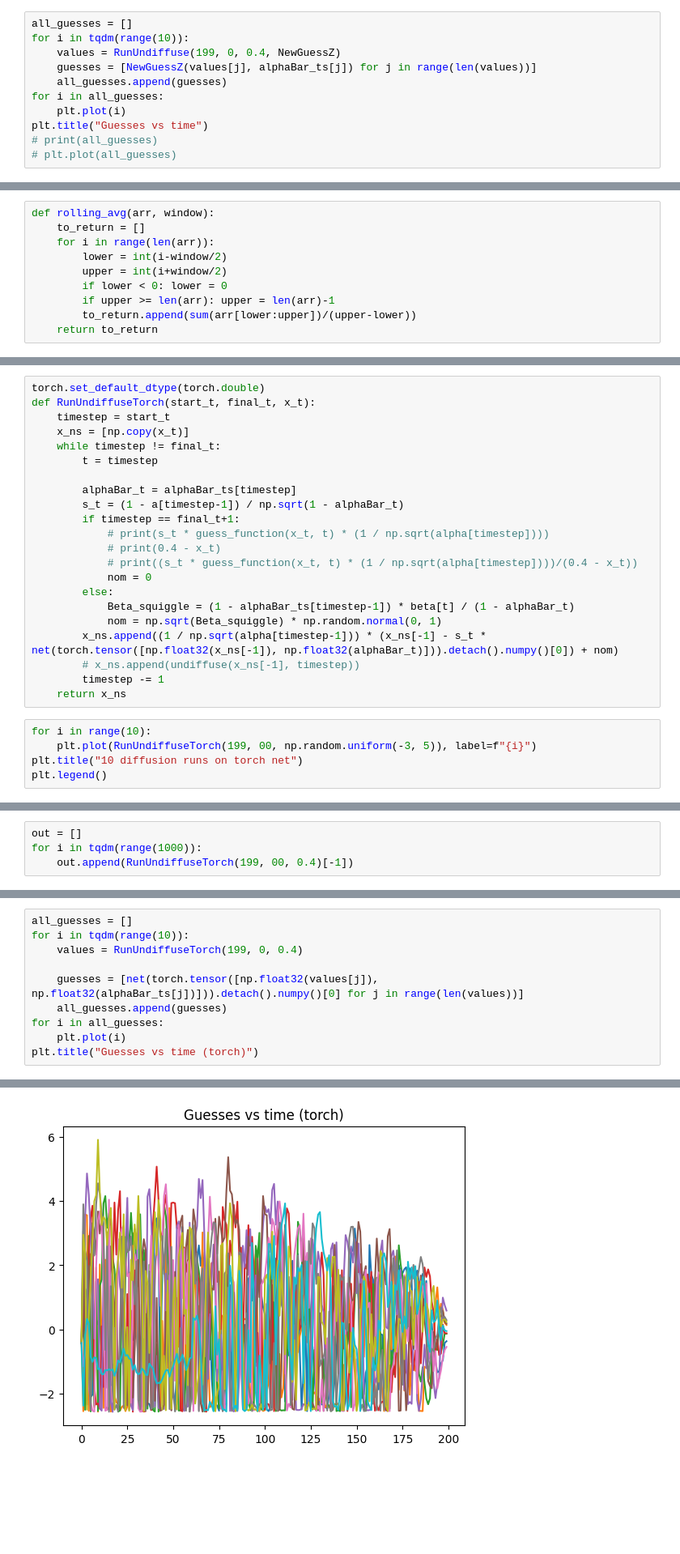
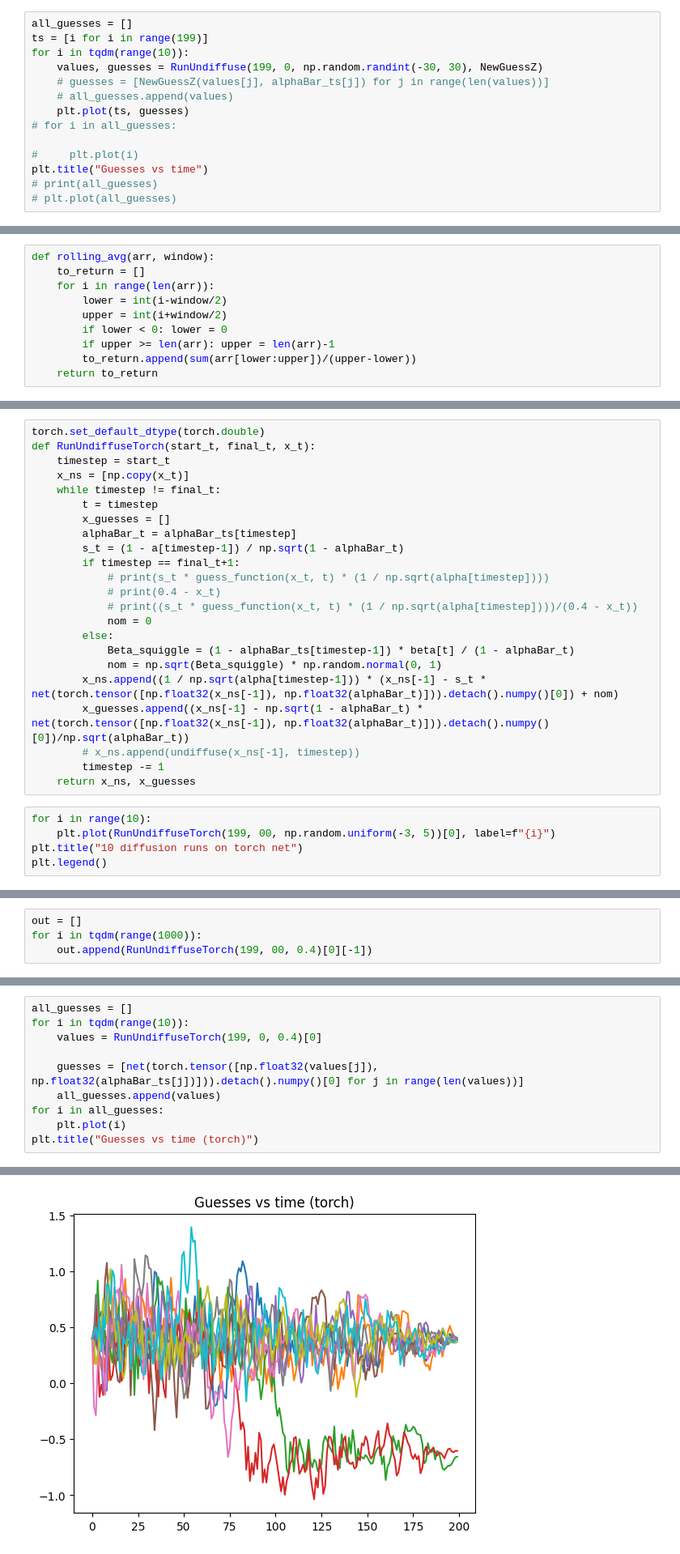
Before and after one commit to Goldartfrog/ComputationalPhysics, a Jupyter notebook: CompPhys/Project 3/Diffusion.ipynb, the cells around one changed output, grey strips where cells are left out. Shown at 81% size. Saved outputs shown, nothing was run; the diff lists cells and outputs as text; blank space fills up the shorter version.

Commit message:
fixed guess plots for diffusion

```diff
--- a/CompPhys/Project 3/Diffusion.ipynb
+++ b/CompPhys/Project 3/Diffusion.ipynb
@@ -292,12 +294,15 @@ Text(0.5, 1.0, 'Histogram of 1000 runs of undiffusion')
 [figure]
 # %%
 all_guesses = []
+ts = [i for i in range(199)]
 for i in tqdm(range(10)):
-    values = RunUndiffuse(199, 0, 0.4, NewGuessZ)
-    guesses = [NewGuessZ(values[j], alphaBar_ts[j]) for j in range(len(values))]
-    all_guesses.append(guesses)
-for i in all_guesses:
-    plt.plot(i)
+    values, guesses = RunUndiffuse(199, 0, np.random.randint(-30, 30), NewGuessZ)
+    # guesses = [NewGuessZ(values[j], alphaBar_ts[j]) for j in range(len(values))]
+    # all_guesses.append(values)
+    plt.plot(ts, guesses)
+# for i in all_guesses:
+
+#     plt.plot(i)
 plt.title("Guesses vs time")
 # print(all_guesses)
 # plt.plot(all_guesses)
@@ -359,7 +364,7 @@ def RunUndiffuseTorch(start_t, final_t, x_t):
     x_ns = [np.copy(x_t)]
     while timestep != final_t:
         t = timestep
-
+        x_guesses = []
         alphaBar_t = alphaBar_ts[timestep]
         s_t = (1 - a[timestep-1]) / np.sqrt(1 - alphaBar_t)
         if timestep == final_t+1:
@@ -371,12 +376,13 @@ def RunUndiffuseTorch(start_t, final_t, x_t):
             Beta_squiggle = (1 - alphaBar_ts[timestep-1]) * beta[t] / (1 - alphaBar_t)
             nom = np.sqrt(Beta_squiggle) * np.random.normal(0, 1)
         x_ns.append((1 / np.sqrt(alpha[timestep-1])) * (x_ns[-1] - s_t * net(torch.tensor([np.float32(x_ns[-1]), np.float32(alphaBar_t)])).detach().numpy()[0]) + nom)
+        x_guesses.append((x_ns[-1] - np.sqrt(1 - alphaBar_t) * net(torch.tensor([np.float32(x_ns[-1]), np.float32(alphaBar_t)])).detach().numpy()[0])/np.sqrt(alphaBar_t))
         # x_ns.append(undiffuse(x_ns[-1], timestep))
         timestep -= 1
-    return x_ns
+    return x_ns, x_guesses
 # %%
 for i in range(10):
-    plt.plot(RunUndiffuseTorch(199, 00, np.random.uniform(-3, 5)), label=f"{i}")
+    plt.plot(RunUndiffuseTorch(199, 00, np.random.uniform(-3, 5))[0], label=f"{i}")
 plt.title("10 diffusion runs on torch net")
 plt.legend()
 # %% [output]
@@ -385,7 +391,7 @@ plt.legend()
 # %%
 out = []
 for i in tqdm(range(1000)):
-    out.append(RunUndiffuseTorch(199, 00, 0.4)[-1])
+    out.append(RunUndiffuseTorch(199, 00, 0.4)[0][-1])
 # %%
 plt.hist(out, density=True, bins=50)
 plt.title("Histogram of 1000 runs of undiffusion with torch")
@@ -395,16 +401,16 @@ Text(0.5, 1.0, 'Histogram of 1000 runs of undiffusion with torch')
 # %%
 all_guesses = []
 for i in tqdm(range(10)):
-    values = RunUndiffuseTorch(199, 0, 0.4)
+    values = RunUndiffuseTorch(199, 0, 0.4)[0]
 
     guesses = [net(torch.tensor([np.float32(values[j]), np.float32(alphaBar_ts[j])])).detach().numpy()[0] for j in range(len(values))]
-    all_guesses.append(guesses)
+    all_guesses.append(values)
 for i in all_guesses:
     plt.plot(i)
 plt.title("Guesses vs time (torch)")
 # %% [output]
 Text(0.5, 1.0, 'Guesses vs time (torch)')
-[figure, old version]
+[figure, new version]
 # %%
 n_input, n_hidden, n_out = 3, 15, 1
 net2 = nn.Sequential(nn.Linear(n_input, n_hidden),
```
Also changed, not shown: parts of 27 cells of this notebook, 2 other files.
